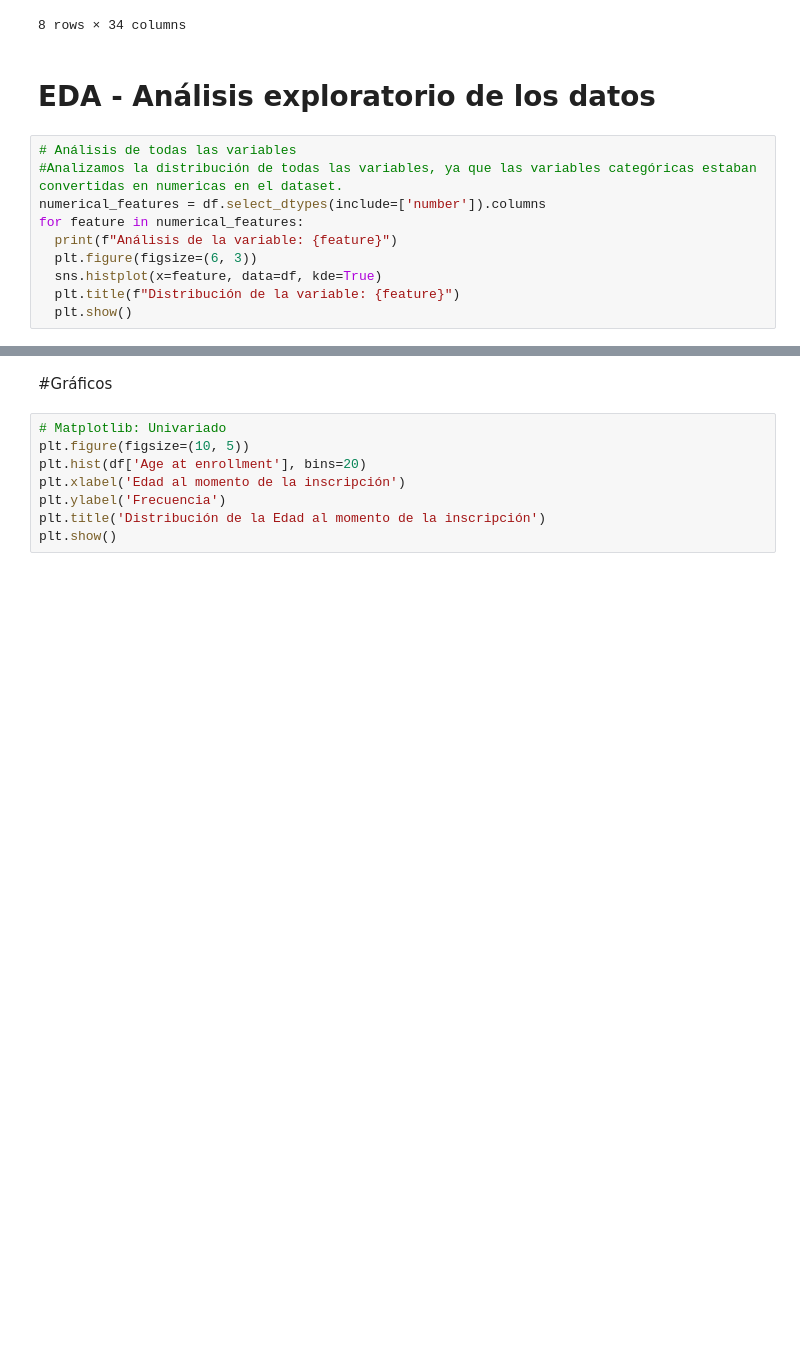
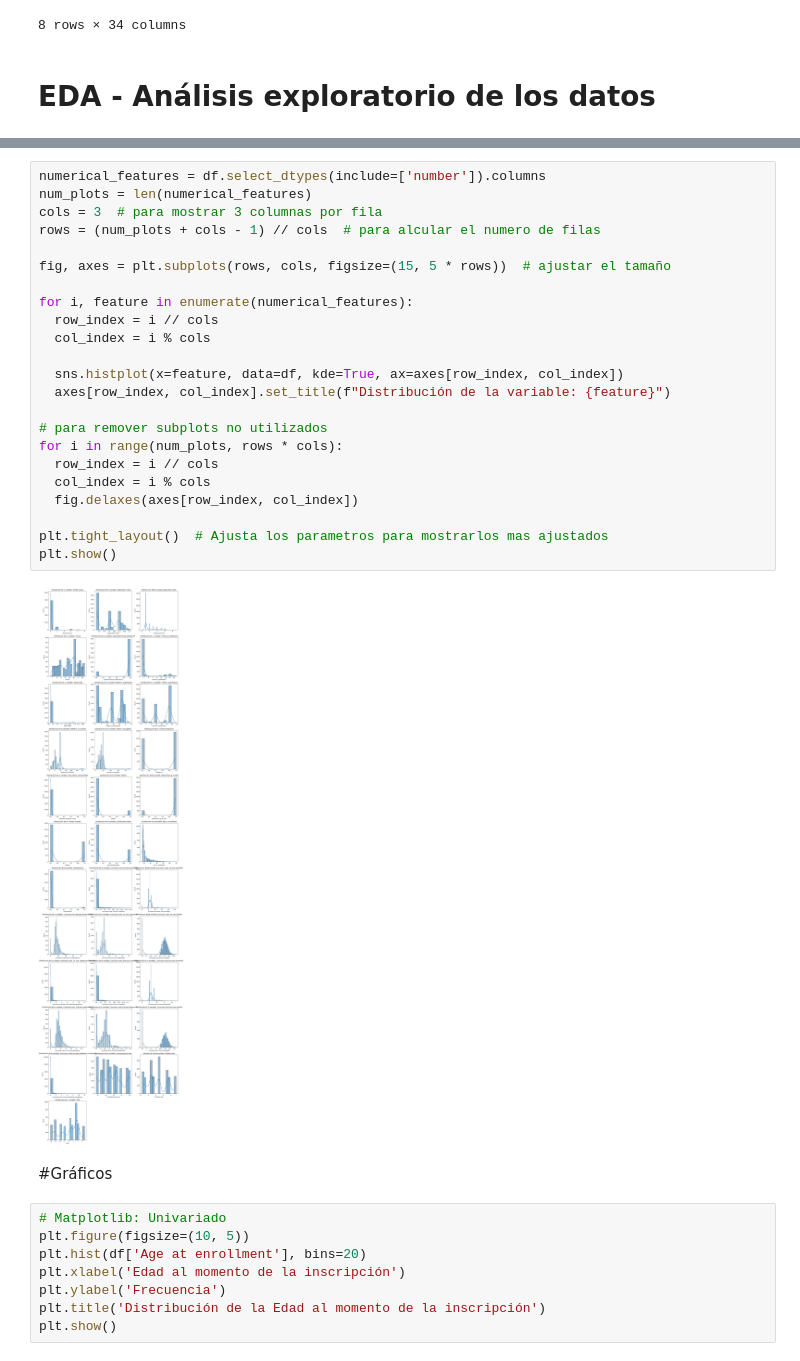
Before and after one commit to AimoneCG/Proyecto-CoderHouse-Data-Science-I-Fundamentos-para-la-Ciencia-de-Datos, a Jupyter notebook: ProyectoDS_Parte1_Aimone.ipynb, the cells around one changed output, grey strips where cells are left out. Saved outputs shown, nothing was run; the diff lists cells and outputs as text; blank space fills up the shorter version.

```diff
--- a/ProyectoDS_Parte1_Aimone.ipynb
+++ b/ProyectoDS_Parte1_Aimone.ipynb
@@ -126,13 +126,3 @@ df.describe()
 8 rows × 34 columns
 # %% [markdown]
 # EDA - Análisis exploratorio de los datos
-# %%
-# Análisis de todas las variables
-#Analizamos la distribución de todas las variables, ya que las variables categóricas estaban convertidas en numericas en el dataset.
-numerical_features = df.select_dtypes(include=['number']).columns
-for feature in numerical_features:
-  print(f"Análisis de la variable: {feature}")
-  plt.figure(figsize=(6, 3))
-  sns.histplot(x=feature, data=df, kde=True)
-  plt.title(f"Distribución de la variable: {feature}")
-  plt.show()
@@ -153,3 +129,28 @@ Análisis de la variable: Previous qualification
+# %%
+numerical_features = df.select_dtypes(include=['number']).columns
+num_plots = len(numerical_features)
+cols = 3  # para mostrar 3 columnas por fila
+rows = (num_plots + cols - 1) // cols  # para alcular el numero de filas
+
+fig, axes = plt.subplots(rows, cols, figsize=(15, 5 * rows))  # ajustar el tamaño
+
+for i, feature in enumerate(numerical_features):
+  row_index = i // cols
+  col_index = i % cols
+
+  sns.histplot(x=feature, data=df, kde=True, ax=axes[row_index, col_index])
+  axes[row_index, col_index].set_title(f"Distribución de la variable: {feature}")
+
+# para remover subplots no utilizados
+for i in range(num_plots, rows * cols):
+  row_index = i // cols
+  col_index = i % cols
+  fig.delaxes(axes[row_index, col_index])
+
+plt.tight_layout()  # Ajusta los parametros para mostrarlos mas ajustados
+plt.show()
+# %% [output]
+[figure, added]
 # %% [markdown]
 #Gráficos
 # %%
```
Also changed, not shown: parts of 4 cells of this notebook.
